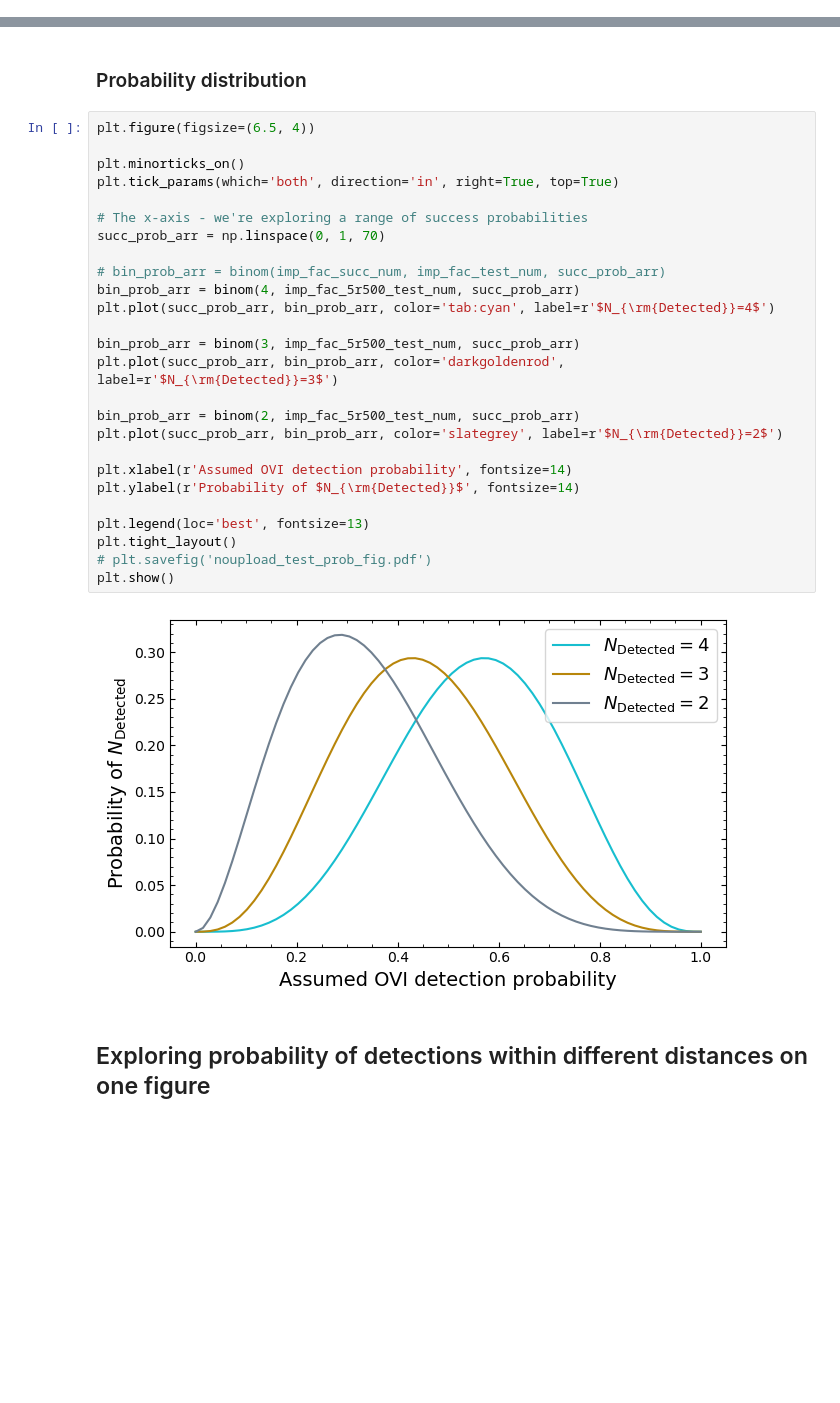
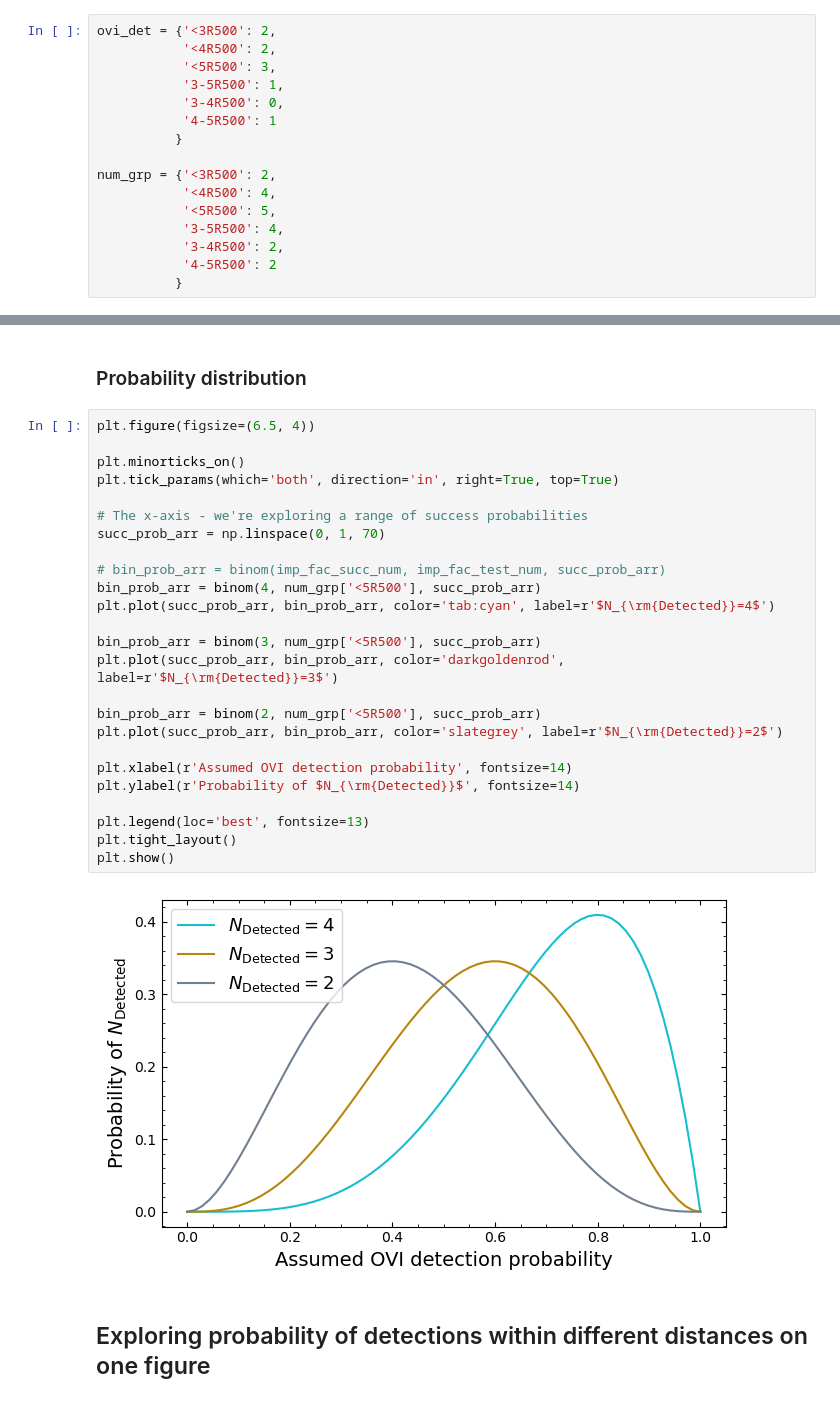
Before and after one commit to DavidT3/OVI_groups, a Jupyter notebook: notebooks/results_analyses/binomial_prob_detection.ipynb, the cells around one changed output, grey strips where cells are left out. Cells and saved outputs as stored; diff of their text form; blank space fills up the shorter version.

Commit message:
Hopefully finalised the exact numbers being used in the binomial tests

```diff
--- a/notebooks/results_analyses/binomial_prob_detection.ipynb
+++ b/notebooks/results_analyses/binomial_prob_detection.ipynb
@@ -24,2 +26,18 @@ def binom(n_succ: int, n_test: int, prob_succ: float) -> float:
+# %%
+ovi_det = {'<3R500': 2,
+           '<4R500': 2,
+           '<5R500': 3,
+           '3-5R500': 1,
+           '3-4R500': 0,
+           '4-5R500': 1
+          }
+
+num_grp = {'<3R500': 2,
+           '<4R500': 4,
+           '<5R500': 5,
+           '3-5R500': 4,
+           '3-4R500': 2,
+           '4-5R500': 2
+          }
 # %% [markdown]
 ## Exploring probability of detections within $3R_{500}$
@@ -102,31 +110,30 @@ imp_fac_5r500_test_num = 7
 # %%
 plt.figure(figsize=(6.5, 4))
 
 plt.minorticks_on()
 plt.tick_params(which='both', direction='in', right=True, top=True)
 
 # The x-axis - we're exploring a range of success probabilities
 succ_prob_arr = np.linspace(0, 1, 70)
 
 # bin_prob_arr = binom(imp_fac_succ_num, imp_fac_test_num, succ_prob_arr)
-bin_prob_arr = binom(4, imp_fac_5r500_test_num, succ_prob_arr)
+bin_prob_arr = binom(4, num_grp['<5R500'], succ_prob_arr)
 plt.plot(succ_prob_arr, bin_prob_arr, color='tab:cyan', label=r'$N_{\rm{Detected}}=4$')
 
-bin_prob_arr = binom(3, imp_fac_5r500_test_num, succ_prob_arr)
+bin_prob_arr = binom(3, num_grp['<5R500'], succ_prob_arr)
 plt.plot(succ_prob_arr, bin_prob_arr, color='darkgoldenrod', label=r'$N_{\rm{Detected}}=3$')
 
-bin_prob_arr = binom(2, imp_fac_5r500_test_num, succ_prob_arr)
+bin_prob_arr = binom(2, num_grp['<5R500'], succ_prob_arr)
 plt.plot(succ_prob_arr, bin_prob_arr, color='slategrey', label=r'$N_{\rm{Detected}}=2$')
 
 plt.xlabel(r'Assumed OVI detection probability', fontsize=14)
 plt.ylabel(r'Probability of $N_{\rm{Detected}}$', fontsize=14)
 
 plt.legend(loc='best', fontsize=13)
 plt.tight_layout()
-# plt.savefig('noupload_test_prob_fig.pdf')
 plt.show()
 # %% [output]
-[figure, old version]
+[figure, new version]
 # %% [markdown]
 ## Exploring probability of detections within different distances on one figure
 # %%
```
Also changed, not shown: parts of 13 cells of this notebook, 2 other files.
